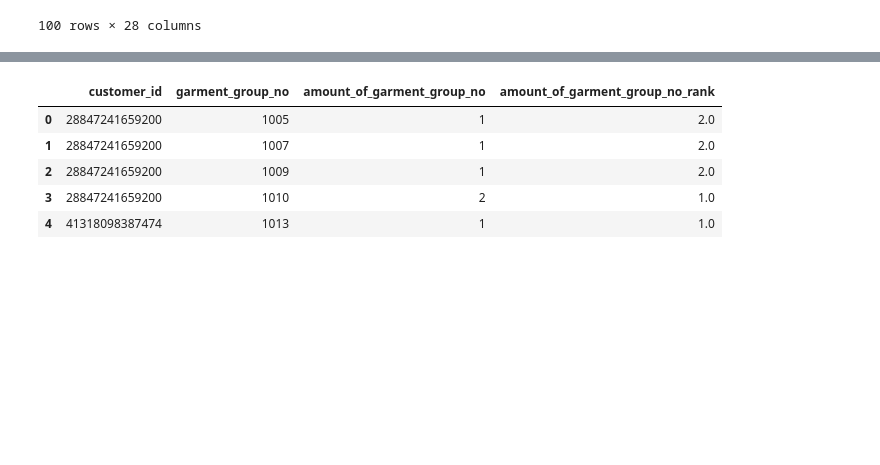
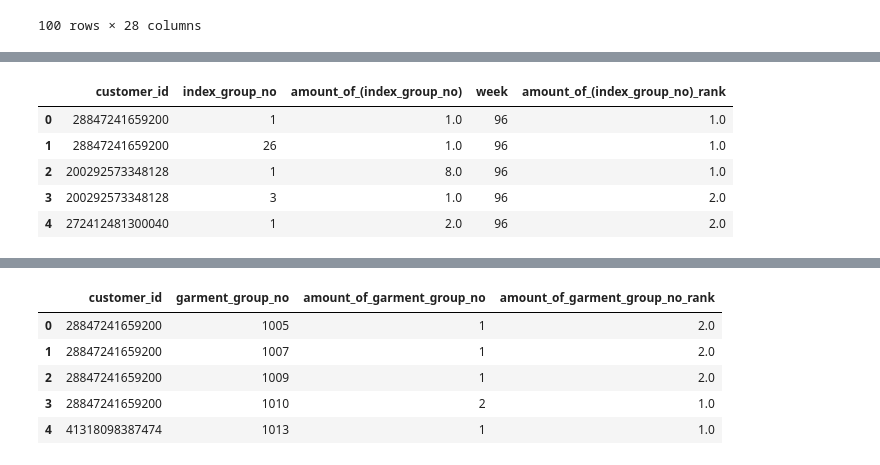
Before and after one commit to LienM/ai-project-22-23, a Jupyter notebook: RobbeLauwers/lecture6_part2.ipynb, the cells around one changed output, grey strips where cells are left out. Cells and saved outputs as stored; diff of their text form; code cells hidden in the pictures; blank space fills up the shorter version.

```diff
--- a/RobbeLauwers/lecture6_part2.ipynb
+++ b/RobbeLauwers/lecture6_part2.ipynb
@@ -54,6 +56,8 @@ if prevYear == 'SkipYear':
 else:
     # Starting from final week in dataset, select past transactionBackXWeeks weeks as training data
     transactions = transactions[transactions.week > transactions.week.max() - transactionBackXWeeks]
+
+min_week = transactions["week"].min()
 # %%
 
 import copy
@@ -65,7 +69,7 @@ def get_purchase_rank_df_of_attributes(transactions,articles,attributes_columns_
     :param articles: pandas dataframe: Articles table, should be full table
     :param attributes_columns_names: List of strings: Article Column names for which to calculate these features. Should not contain "article_id"
     :param feature_name: string: Name for the new feature
-    :return: pandas dataframe:
+    :return: pandas dataframe: columns customer_id, attributes_columns_names, feature_name, str(feature_name)+"_rank"
     """
 
     # To make merges later on easier, this variable contains the article columns asked form in the function argument plus article_id
@@ -90,19 +94,38 @@ def get_purchase_rank_df_of_attributes(transactions,articles,attributes_columns_
     big_df[feature_name + "_rank"] =  big_df.groupby("customer_id")[feature_name].rank(method="dense",ascending=False)
     return big_df
 
+def get_purchase_count_df_of_attributes(transactions,articles,attributes_columns_names,feature_name):
+    """
+    Given customer ids and arbitrary article features (except article id), returns a df with rows containing each combination of customer_id and combination of
+    For example: if attributes_columns_names contains ["garment_group_name"], then the final dataframe will contain for each customer how often he bought a garment with each possible value in garment_group_name, and a rank of which ones are his favourites.
+    :param transactions: pandas dataframe: Transactions on which to calculate these features, can be full transactions dataset even if training data is a subset
+    :param articles: pandas dataframe: Articles table, should be full table
+    :param attributes_columns_names: List of strings: Article Column names for which to calculate these features. Should not contain "article_id"
+    :param feature_name: string: Name for the new feature
+    :return: pandas dataframe: columns customer_id, attributes_columns_names, feature_name, str(feature_name)+"_rank"
+    """
 
-# # Ik wil: t_dat (fillna iets), customer id, article_id, price (merge met mean_price), sales_channel_id  (?), week (sales_nohead), purchased (fillna 0)
-# # Sales_nohead: week, article_id, bestseller_rank, alles van articles
-# def bestsellers_with_attribute(sales_nohead,unique_transactions,attributes_columns_names,rank_df,rank_column_name):
-#     to_return = unique_transactions.copy(deep=True)
-#     sales_nohead_filtered = sales_nohead.copy(deep=True)
-#     sales_nohead_filtered = sales_nohead_filtered[attributes_columns_names] ==
-#     to_return["article_id"] = sales_nohead[(sales_nohead.week == to_return.week) & (sales_nohead.bestseller_rank == sales_nohead[sales_nohead[attributes_columns_names] == ].bestseller_rank.max())]
+    # To make merges later on easier, this variable contains the article columns asked form in the function argument plus article_id
+    attributes_columns_names_plus_article_id = copy.deepcopy(attributes_columns_names)
+    attributes_columns_names_plus_article_id.insert(0,"article_id")
 
-# sales_nohead = sales_nohead[(week == test_week-1)]
+    # To make merges later on easier, this variable contains the article columns asked form in the function argument plus customer_id
+    attributes_columns_names_plus_customer_id = copy.deepcopy(attributes_columns_names)
+    attributes_columns_names_plus_customer_id.insert(0,"customer_id")
 
-# merge sales_nohead, mean_price op week, article_id -> voegt prijs toe, totaal: week, article_id, price, t_dat, customer_id, sales_channel_id,purchased
-# Merge op customer_id, week: unique_transactions, vorig resultaat
+    # From articles, select only relevant columns. If we want to calculate what a users favourite colour is, we do not need the garment type.
+    articles_selected = articles[attributes_columns_names_plus_article_id]
+
+    # This merge results in a dataframe containing for each transaction from the function argument the customer_id, article_id and article features as given in the attributes_columns_names argument
+    big_df = pd.merge(articles_selected,transactions[["customer_id","article_id"]],on=["article_id"])
+
+    # Adds a column containing for each transaction how often the customer has already bought clothing with the same attributes_columns_names as the article_id from the transaction
+    big_df = big_df.groupby(attributes_columns_names_plus_customer_id).size().reset_index(name=feature_name)
+
+    # Adds a column containing for each transaction the rank that the user gives to clothing with the same attributes_columns_names as the article_id in the transaction.
+    # In this case, rank means that if the article id is blue and the user bought lots of blue things, it will be one. If the article is red and red is the users second favourite, it will be 2 etc
+    # big_df[feature_name + "_rank"] =  big_df.groupby("customer_id")[feature_name].rank(method="dense",ascending=False)
+    return big_df
 # %%
 # Final result of this cell contains for each week in transactions (training data, not full dataset) all articles that were sold, ranked by which ones sold best, their average price in that week, and all data normally included in the articles table.
 
@@ -139,0 +246,9 @@ sales_nohead.head(100)
+# %%
+all_new_features[0][0].head()
+# %% [output]
+|  | customer_id | index_group_no | amount_of_(index_group_no) | week | amount_of_(index_group_no)_rank |
+| 0 | 28847241659200 | 1 | 1.0 | 96 | 1.0 |
+| 1 | 28847241659200 | 26 | 1.0 | 96 | 1.0 |
+| 2 | 200292573348128 | 1 | 8.0 | 96 | 1.0 |
+| 3 | 200292573348128 | 3 | 1.0 | 96 | 2.0 |
+| 4 | 272412481300040 | 1 | 2.0 | 96 | 2.0 |
```
Also changed, not shown: parts of 32 cells of this notebook, 1 other file.
